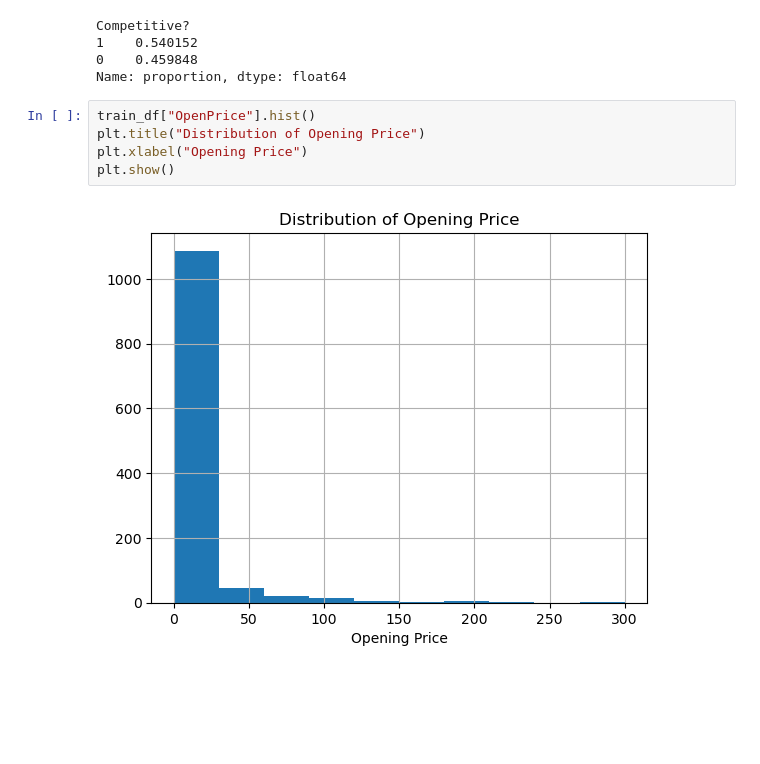
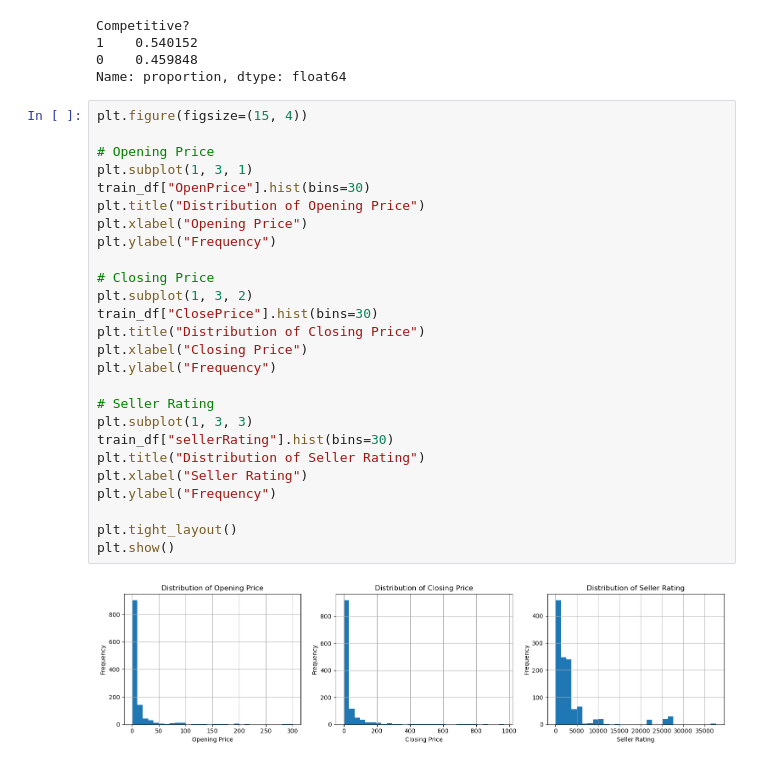
Before and after one commit to janniaq/8413_GA2, a Jupyter notebook: data.ipynb, the cells around one changed output. Cells and saved outputs as stored; diff of their text form; blank space fills up the shorter version.

```diff
--- a/data.ipynb
+++ b/data.ipynb
@@ -244,9 +250,30 @@ Competitive?
 0    0.459848
 Name: proportion, dtype: float64
 # %%
-train_df["OpenPrice"].hist()
+plt.figure(figsize=(15, 4))
+
+# Opening Price
+plt.subplot(1, 3, 1)
+train_df["OpenPrice"].hist(bins=30)
 plt.title("Distribution of Opening Price")
 plt.xlabel("Opening Price")
+plt.ylabel("Frequency")
+
+# Closing Price
+plt.subplot(1, 3, 2)
+train_df["ClosePrice"].hist(bins=30)
+plt.title("Distribution of Closing Price")
+plt.xlabel("Closing Price")
+plt.ylabel("Frequency")
+
+# Seller Rating
+plt.subplot(1, 3, 3)
+train_df["sellerRating"].hist(bins=30)
+plt.title("Distribution of Seller Rating")
+plt.xlabel("Seller Rating")
+plt.ylabel("Frequency")
+
+plt.tight_layout()
 plt.show()
 # %% [output]
-[figure, old version]
+[figure, new version]
```
Also changed, not shown: parts of 17 cells of this notebook.
